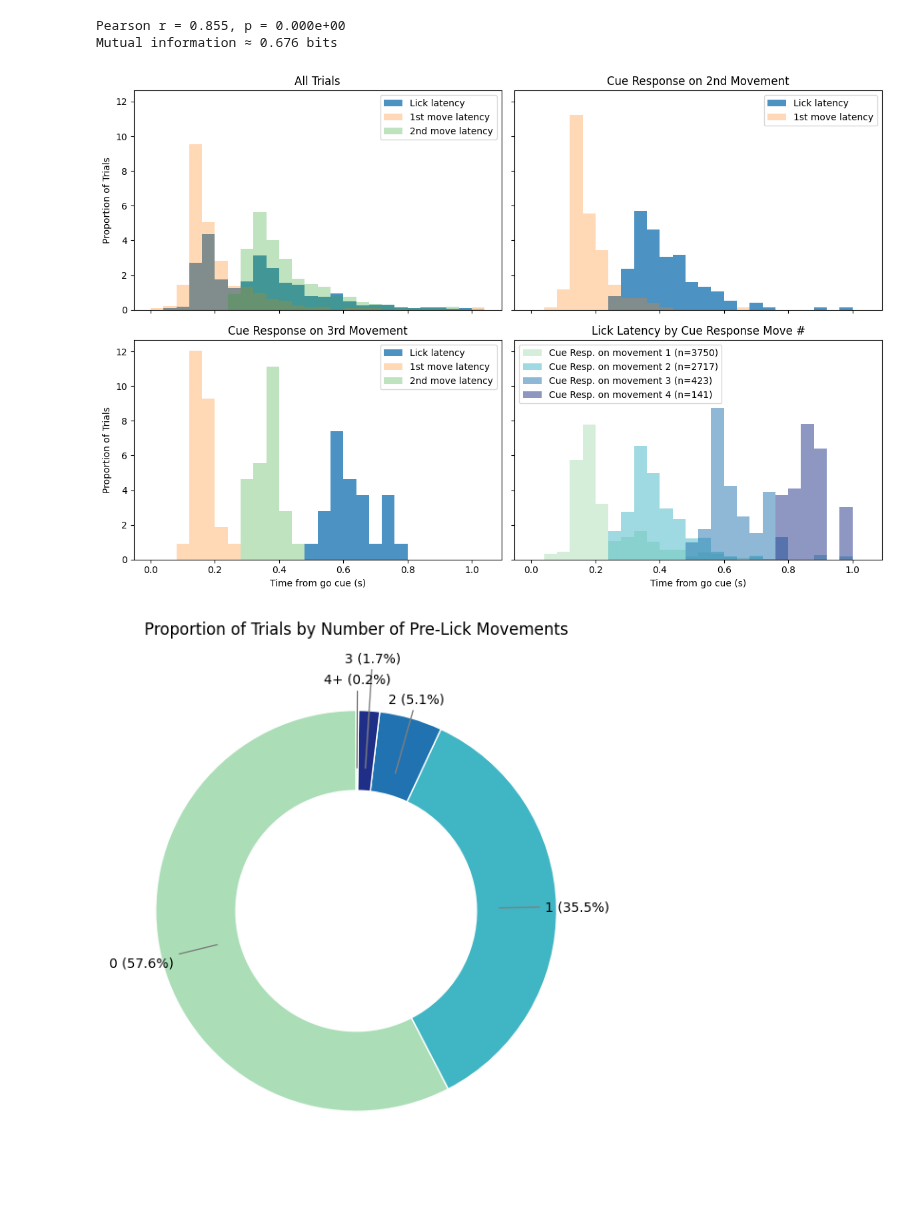
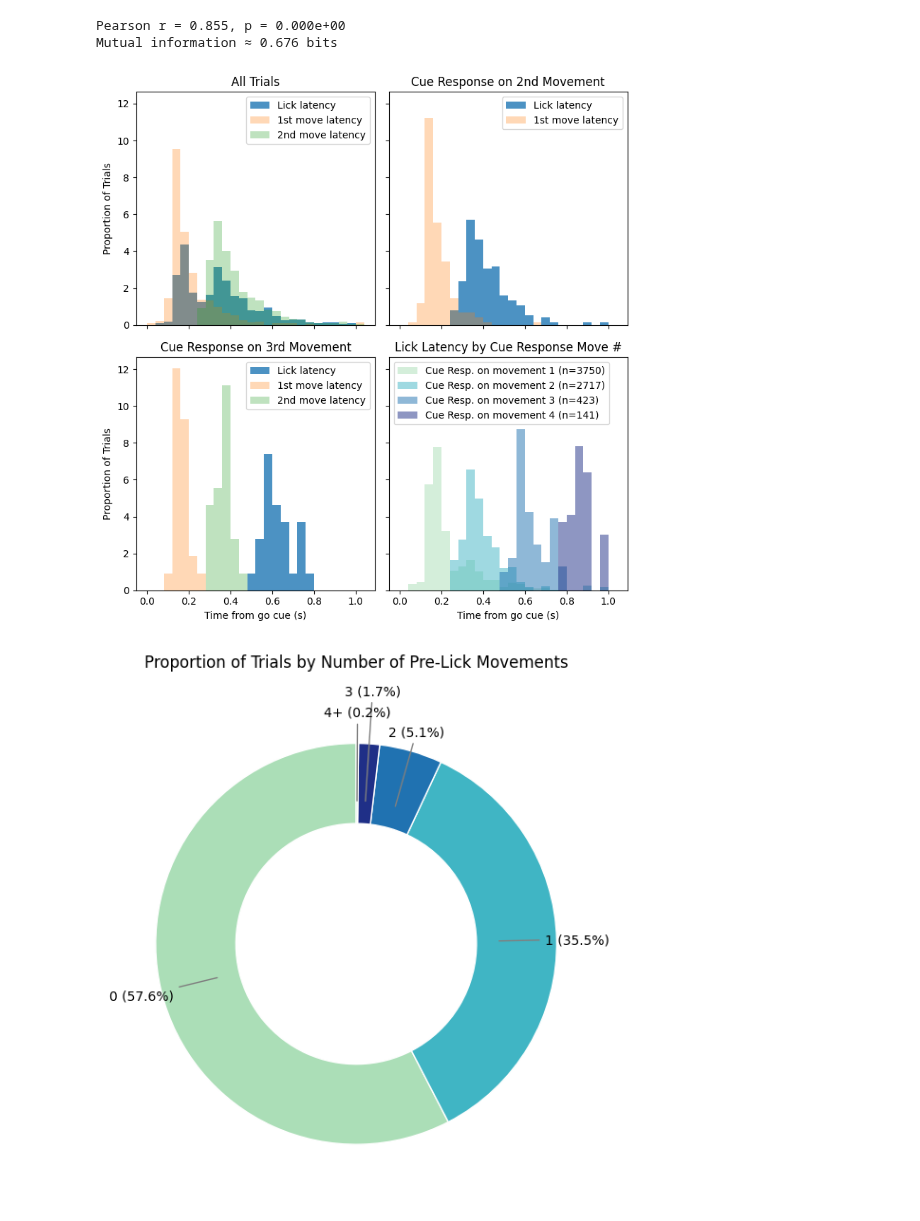
Before and after one commit to 1mattbecker/kinematics_analysis, a Jupyter notebook: code/tongue_kinematics_cueresponse.ipynb, the cells around one changed output. Drawn from its saved outputs; the diff is of its cells as text; code cells hidden in the pictures.

```diff
--- a/code/tongue_kinematics_cueresponse.ipynb
+++ b/code/tongue_kinematics_cueresponse.ipynb
@@ -1155,7 +1156,7 @@ colors = {
 alpha_lick = 0.8
 alpha_move = 0.3
 
-fig, axes = plt.subplots(2, 2, figsize=(12, 8), sharex=True, sharey=True)
+fig, axes = plt.subplots(2, 2, figsize=(8, 8), sharex=True, sharey=True)
 axes = axes.ravel()
 
 # -------------------------------
@@ -1227,34 +1228,34 @@ ax.legend()
 
 # -------------------------------
 # Subplot 4: Lick latency by cue_response_movement_number (1-4)
 # -------------------------------
 lick_latencies_by_cue = (
     df.dropna(subset=['lick_latency'])
       .query("cue_response_movement_number <= 4")
       .groupby('cue_response_movement_number')['lick_latency']
       .apply(list)
       .to_dict()
 )
 
 cmap = plt.colormaps['YlGnBu']
 colors = cmap(np.linspace(0.3, 0.9, 4))
 
 ax = axes[3]
 for n in sorted(lick_latencies_by_cue.keys()):
     latencies = lick_latencies_by_cue[n]
     ax.hist(
         latencies, bins=bins, density=True, alpha=0.5,
         label=f"Cue Resp. on movement {n} (n={len(latencies)})",
         color=colors[n-1]
     )
 ax.set(title="Lick Latency by Cue Response Move #", xlabel="Time from go cue (s)")
 ax.legend(loc="upper left")
 
 # --- Final layout ---
 fig.tight_layout()
 plt.show()
 # %% [output]
-[figure, old version]
+[figure, new version]
 # %%
 
 
```
Also changed, not shown: parts of 2 cells of this notebook, 2 other files.
